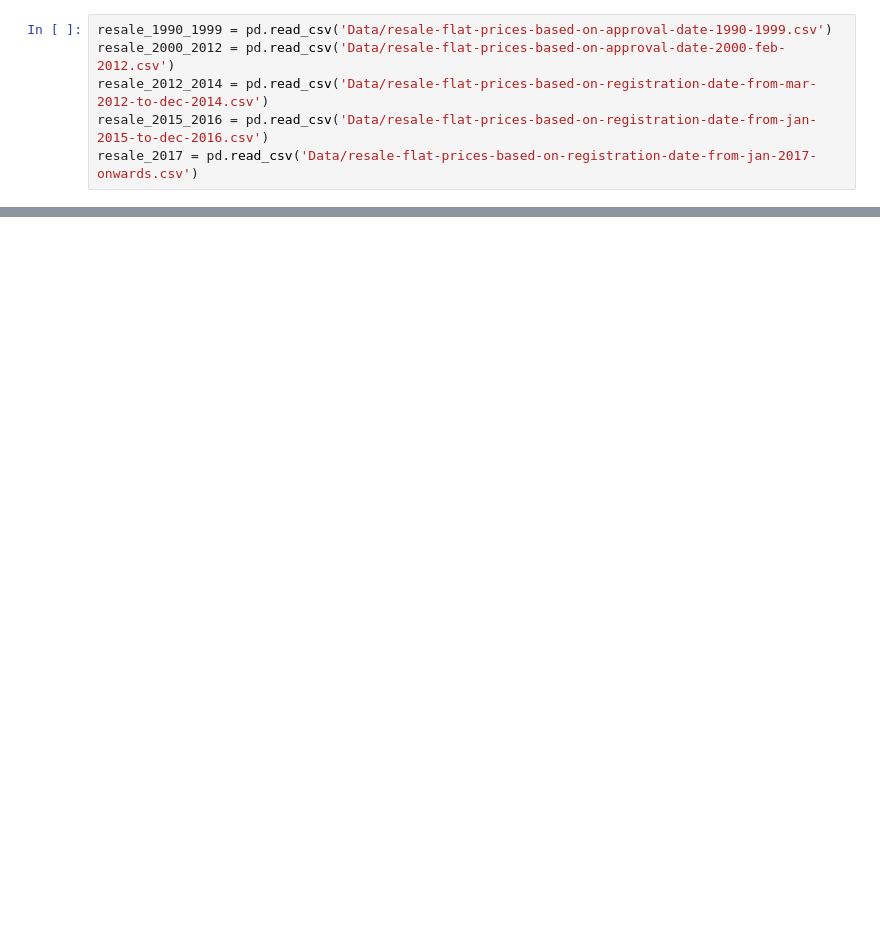
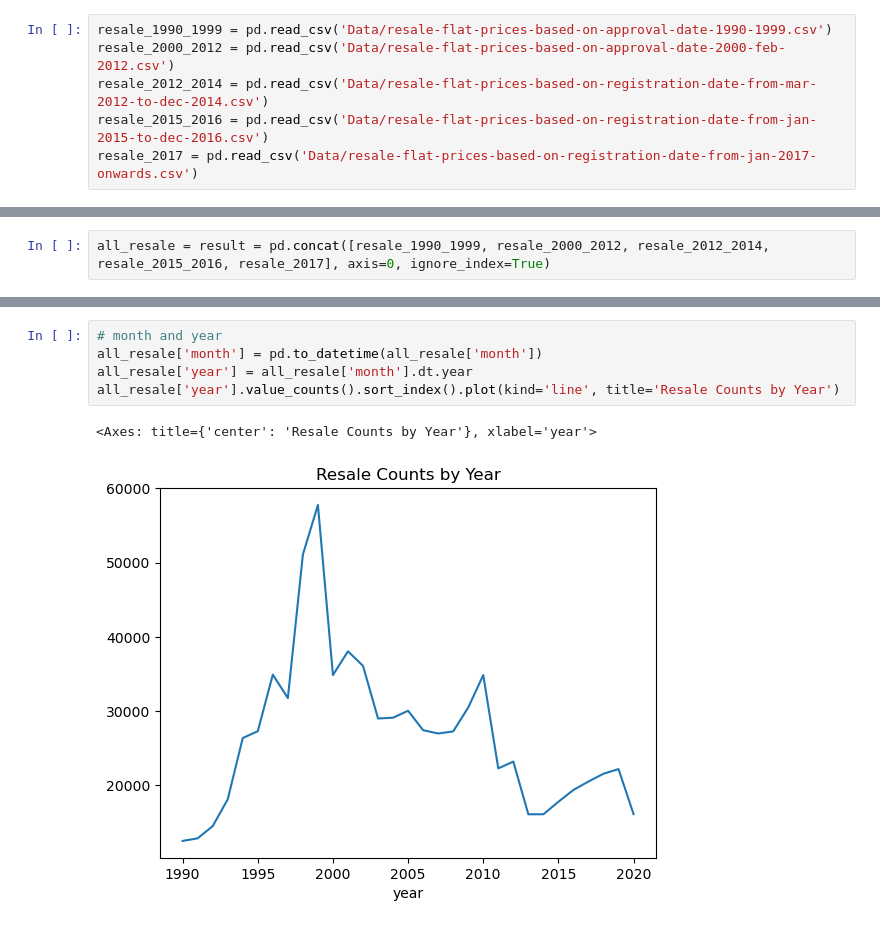
Before and after one commit to elaxius/model-tuning, a Jupyter notebook: hdb_modelling.ipynb, the cells around one changed output, grey strips where cells are left out. Saved outputs shown, nothing was run; the diff lists cells and outputs as text; blank space fills up the shorter version.

```diff
--- a/hdb_modelling.ipynb
+++ b/hdb_modelling.ipynb
@@ -42,0 +21,2 @@ resale_2012_2014[(resale_2012_2014['block']=='395') & (resale_2012_2014['town']=
+# %%
+all_resale = result = pd.concat([resale_1990_1999, resale_2000_2012, resale_2012_2014, resale_2015_2016, resale_2017], axis=0, ignore_index=True)
@@ -42,0 +114,8 @@ resale_2012_2014[(resale_2012_2014['block']=='395') & (resale_2012_2014['town']=
+# %%
+# month and year
+all_resale['month'] = pd.to_datetime(all_resale['month'])
+all_resale['year'] = all_resale['month'].dt.year
+all_resale['year'].value_counts().sort_index().plot(kind='line', title='Resale Counts by Year')
+# %% [output]
+<Axes: title={'center': 'Resale Counts by Year'}, xlabel='year'>
+[figure, added]
```
Also changed, not shown: parts of 29 cells of this notebook.
